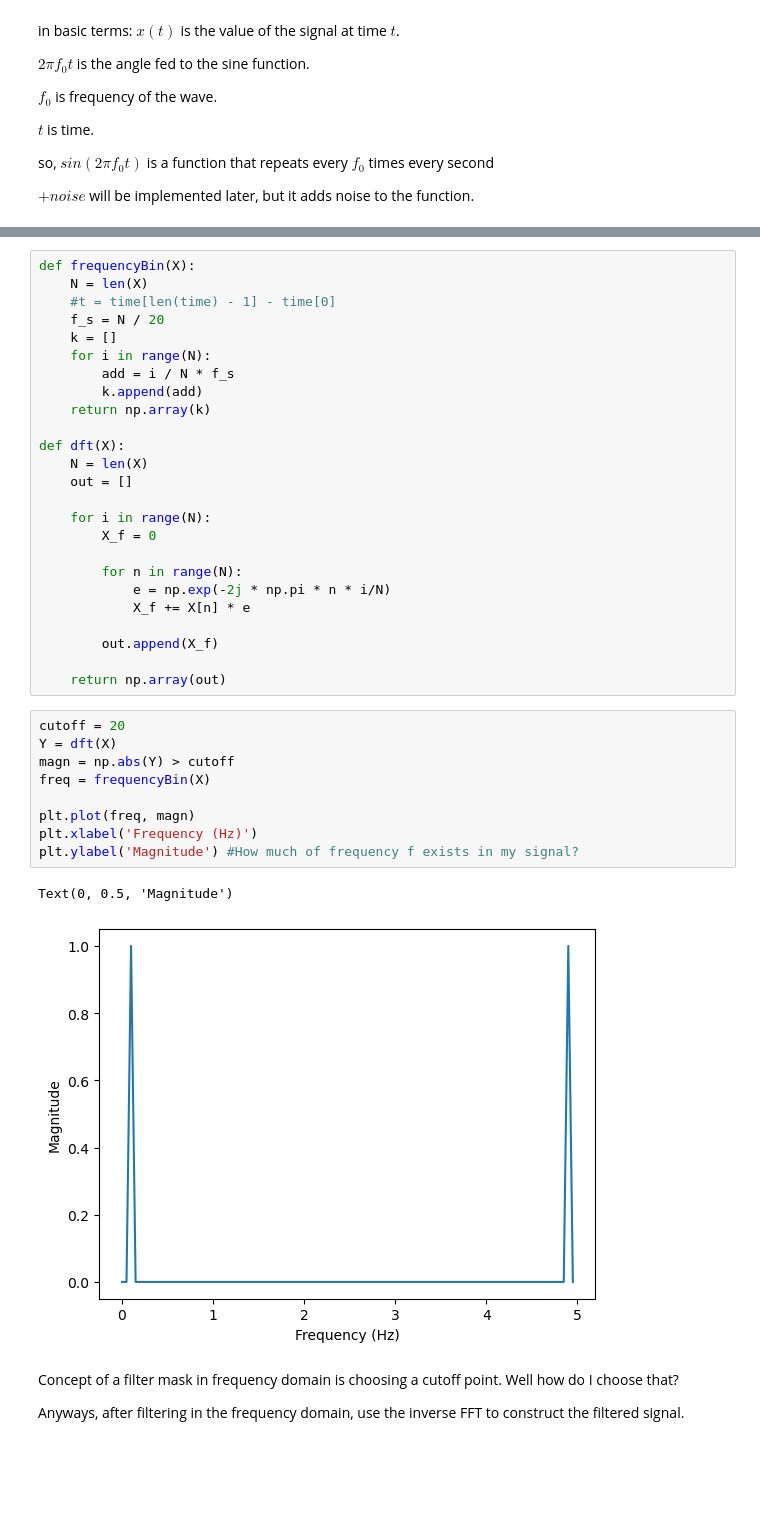
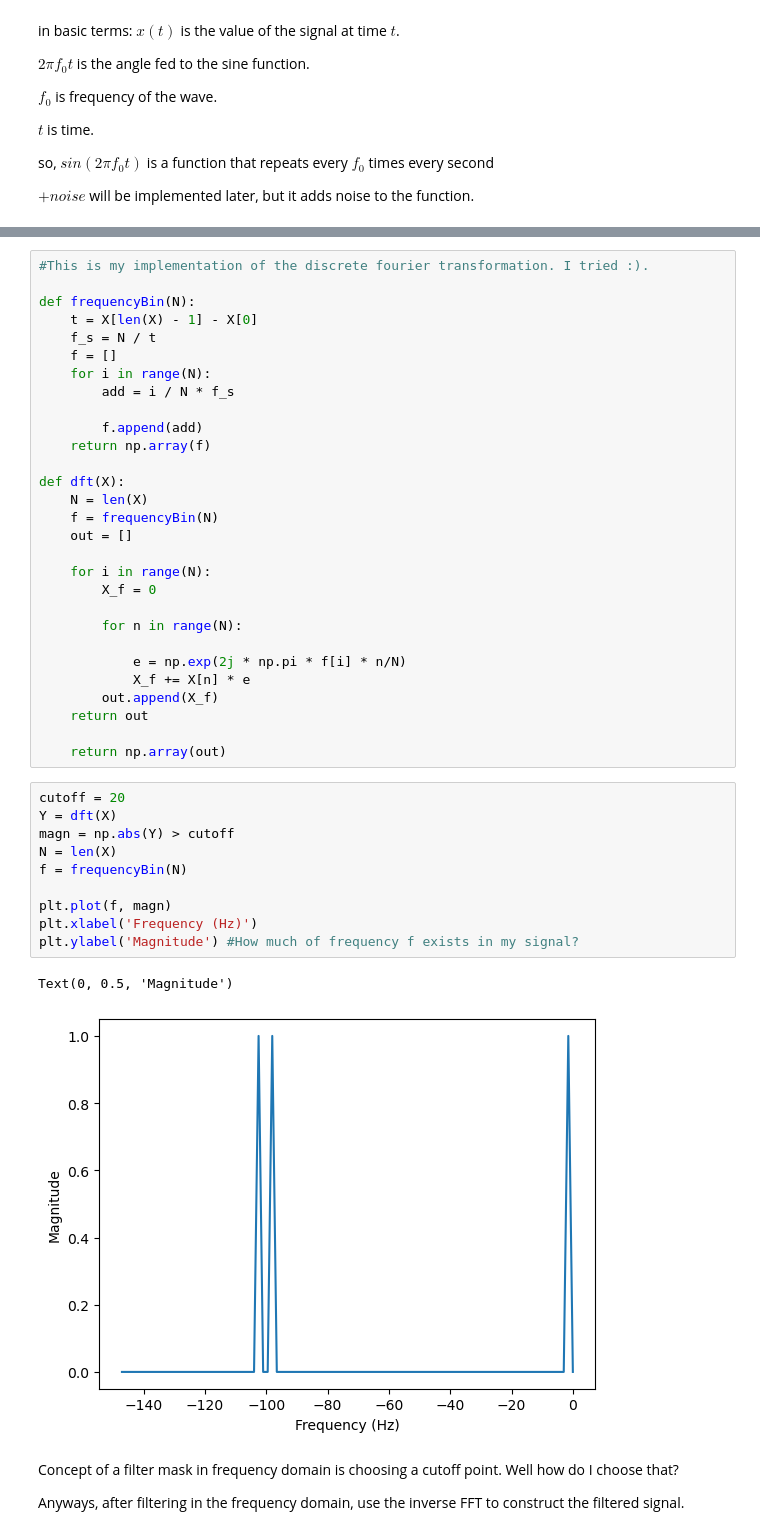
Before and after one commit to ripRoot/Redshift, a Jupyter notebook: BeginningNotes/FFThighpass.ipynb, the cells around one changed output, grey strips where cells are left out. Drawn from its saved outputs; the diff is of its cells as text; blank space fills up the shorter version.

```diff
--- a/BeginningNotes/FFThighpass.ipynb
+++ b/BeginningNotes/FFThighpass.ipynb
@@ -99,40 +109,45 @@ Text(0.5, 0, 'Time')
 # %%
-def frequencyBin(X):
-    N = len(X)
-    #t = time[len(time) - 1] - time[0]
-    f_s = N / 20
-    k = []
+#This is my implementation of the discrete fourier transformation. I tried :).
+
+def frequencyBin(N):
+    t = X[len(X) - 1] - X[0]
+    f_s = N / t
+    f = []
     for i in range(N):
         add = i / N * f_s
-        k.append(add)
-    return np.array(k)
+
+        f.append(add)
+    return np.array(f)
 
 def dft(X):
     N = len(X)
+    f = frequencyBin(N)
     out = []
 
     for i in range(N):
         X_f = 0
 
         for n in range(N):
-            e = np.exp(-2j * np.pi * n * i/N)
+
+            e = np.exp(2j * np.pi * f[i] * n/N)
             X_f += X[n] * e
-
         out.append(X_f)
+    return out
 
     return np.array(out)
 # %%
 cutoff = 20
 Y = dft(X)
 magn = np.abs(Y) > cutoff
-freq = frequencyBin(X)
+N = len(X)
+f = frequencyBin(N)
 
-plt.plot(freq, magn)
+plt.plot(f, magn)
 plt.xlabel('Frequency (Hz)')
 plt.ylabel('Magnitude') #How much of frequency f exists in my signal?
 # %% [output]
 Text(0, 0.5, 'Magnitude')
-[figure, old version]
+[figure, new version]
 # %% [markdown]
 Concept of a filter mask in frequency domain is choosing a cutoff point. Well how do I choose that?
 
```
Also changed, not shown: parts of 5 cells of this notebook, 2 other files.
